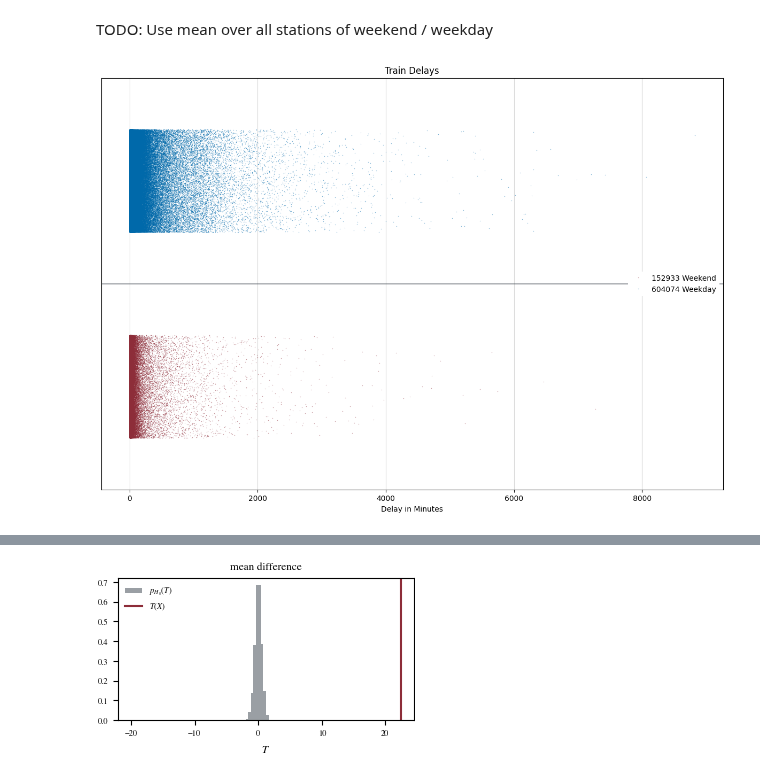
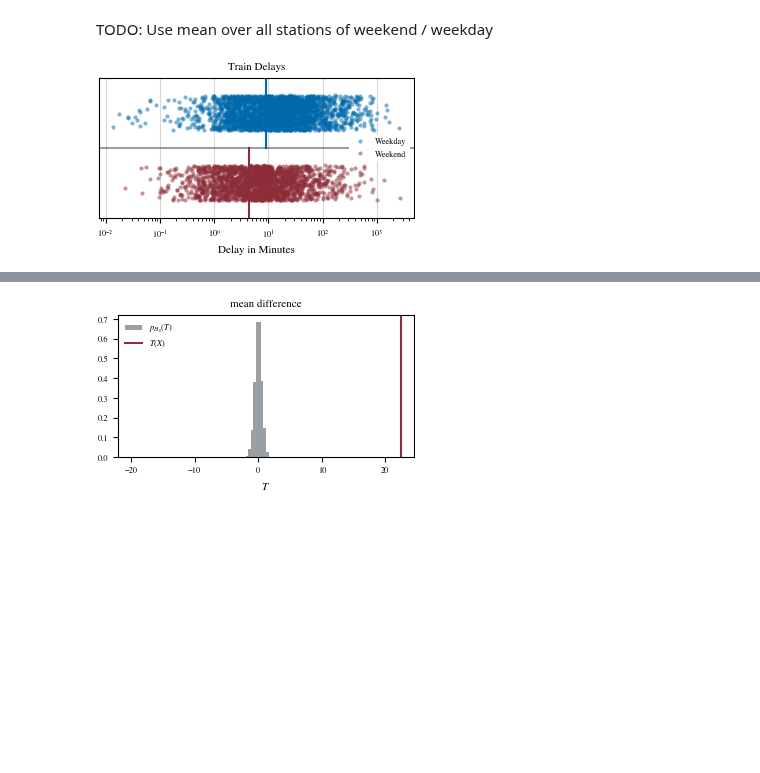
Before and after one commit to frederikpanse/db_project, a Jupyter notebook: exp/exp_FP_01_DifferenceWeekdaysWeekends.ipynb, the cells around one changed output, grey strips where cells are left out. Drawn from its saved outputs; the diff is of its cells as text; code cells hidden in the pictures; blank space fills up the shorter version.

Commit message:
get_paths from cleaning file and first try plot weekend vs weekday

```diff
--- a/exp/exp_FP_01_DifferenceWeekdaysWeekends.ipynb
+++ b/exp/exp_FP_01_DifferenceWeekdaysWeekends.ipynb
@@ -119,35 +89,37 @@ import matplotlib.pyplot as plt
 # %% [markdown]
 TODO: Use mean over all stations of weekend / weekday
 # %%
-fig, ax = plt.subplots(figsize=(15,10))
+plt.rcParams.update(bundles.icml2022(column="half", nrows=1, ncols=1, usetex=False))
+
+fig, ax = plt.subplots()
 ax.set_title("Train Delays")
 ax.set_xlabel("Delay in Minutes")
 
-n_we = data_weekend.shape[0] # number of female runners
-n_wd = data_weekday.shape[0] # number of male runners
+N = data_by_weekday_weekend.shape[0] # number of stations
 
 np.random.seed(1)
-u_we = np.random.rand(n_we)
-u_wd = np.random.rand(n_wd)
+u_we = u_wd = np.random.rand(N)
 
 ax.plot(
-    data_weekend["Minutes of delay"], 0.5 * u_we, "o", label=f"{n_we} Weekend", color=rgb.tue_red, alpha=0.5, mec = "none", ms = 1
+    data_by_weekday_weekend["Minutes of delay_weekday"], 1 + 0.5 * u_wd, "o", label="Weekday", color=rgb.tue_blue, alpha=0.5, mec = "none", ms = 3
 )
 ax.plot(
-    data_weekday["Minutes of delay"], 1 + 0.5 * u_wd, "o", label=f"{n_wd} Weekday", color=rgb.tue_blue, alpha=0.5, mec = "none", ms = 1
+    data_by_weekday_weekend["Minutes of delay_weekend"], 0.5 * u_we, "o", label="Weekend", color=rgb.tue_red, alpha=0.5, mec = "none", ms = 3
 )
 
+ax.axvline(x=data_by_weekday_weekend["Minutes of delay_weekend"].median(), ymax = 0.5, color=rgb.tue_red)
+ax.axvline(x=data_by_weekday_weekend["Minutes of delay_weekday"].median(), ymin = 0.5, color=rgb.tue_blue)
 
 # set the x-axis formatter to the custom function
-#ax.xaxis.set_major_locator(ticker.MultipleLocator(10))
-#ax.xaxis.set_minor_locator(ticker.MultipleLocator(1))
-#ax.xaxis.set_major_formatter(ticker.FuncFormatter(format_seconds))
+ax.xaxis.set_major_locator(ticker.MultipleLocator(10))
+ax.xaxis.set_minor_locator(ticker.MultipleLocator(1))
 ax.legend(loc = 'center right', framealpha = 1.0, facecolor = 'white', edgecolor = 'none')
 ax.grid(axis = 'x', which = 'major', alpha = 0.5)
 ax.yaxis.set_visible(False)
 ax.axhline(0.75, color = rgb.tue_dark, alpha = 0.5)
 ax.set_ylim(-0.25, 1.75)
+ax.set_xscale('log')
 
 plt.show()
 # %% [output]
-[figure, old version]
+[figure, new version]
```
Also changed, not shown: parts of 10 cells of this notebook, 2 other files.
